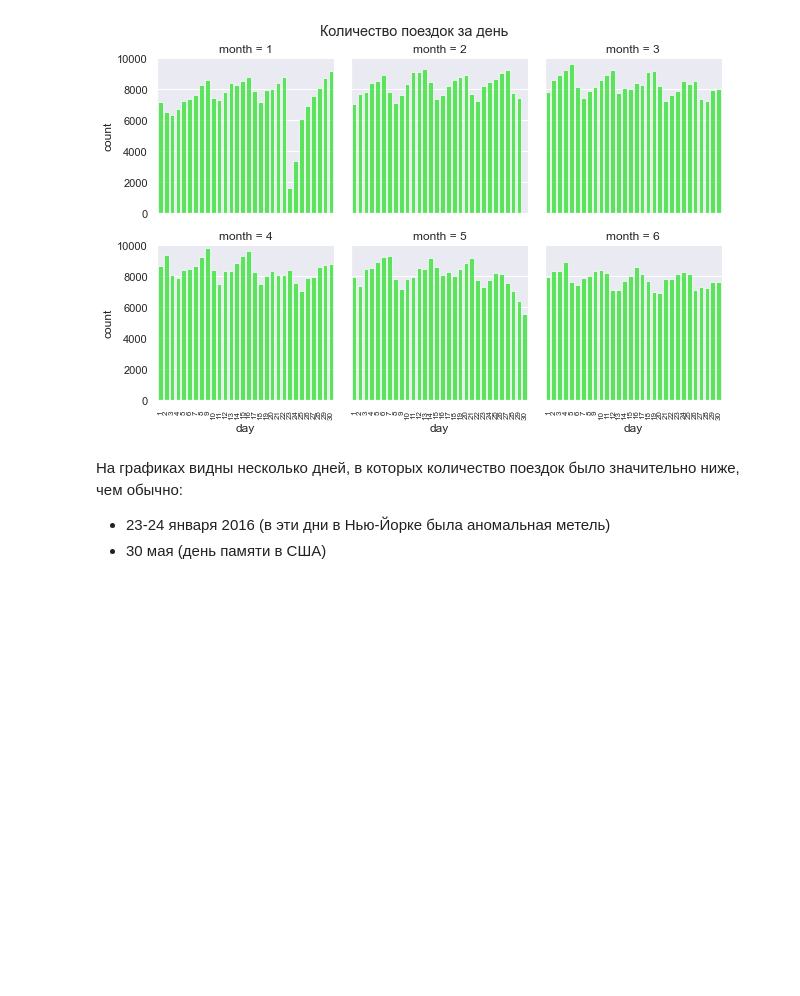
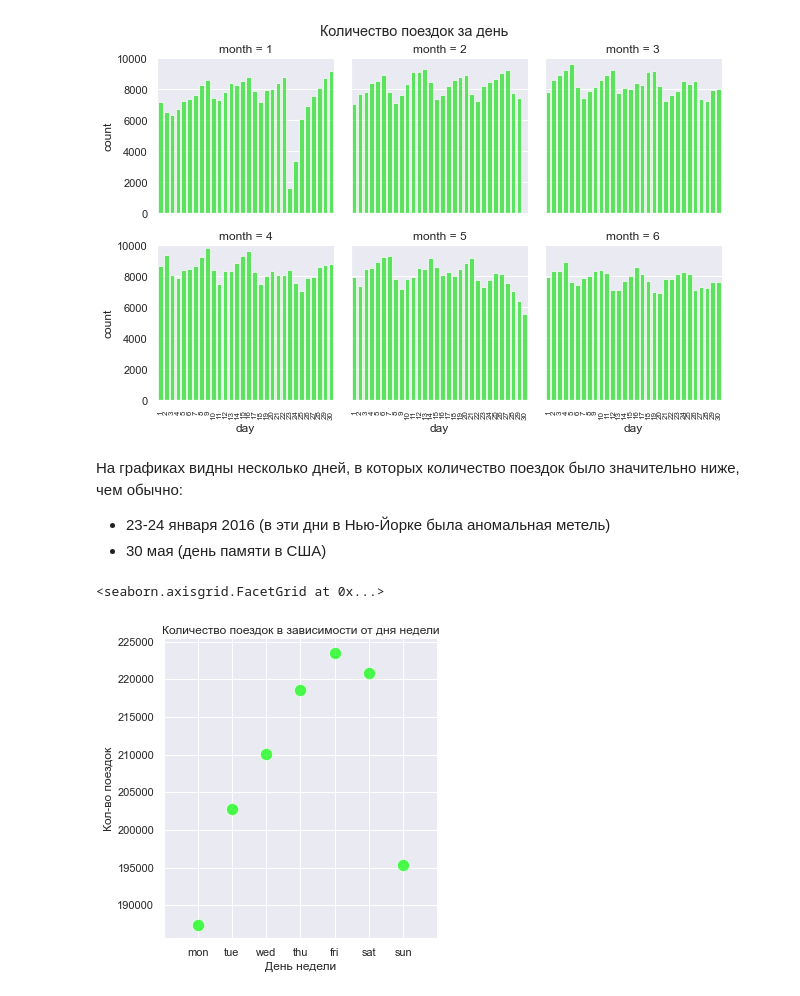
Before and after one commit to AndreyCh20/ml-course-hse-homeworks, a Jupyter notebook: 2/hw2.ipynb, the cells around one changed output. Drawn from its saved outputs; the diff is of its cells as text; code cells hidden in the pictures; blank space fills up the shorter version.

```diff
--- a/2/hw2.ipynb
+++ b/2/hw2.ipynb
@@ -93,3 +95,15 @@ df.drop(columns=['month','day'], inplace=True)
 На графиках видны несколько дней, в которых количество поездок было значительно ниже, чем обычно:
 * 23-24 января 2016 (в эти дни в Нью-Йорке была аномальная метель)
 * 30 мая (день памяти в США)
+# %%
+df['day_of_week'] = df['pickup_datetime'].dt.day_of_week
+ax = sns.relplot(x=df['day_of_week'].value_counts().index,
+                 y=df['day_of_week'].value_counts().values,
+                 s=150, color='lime', alpha=0.7)
+ax.set(title='Количество поездок в зависимости от дня недели',
+       xlabel='День недели',
+       ylabel='Кол-во поездок')
+ax.set_xticklabels(['','mon','tue','wed','thu','fri','sat','sun',''])
+# %% [output]
+<seaborn.axisgrid.FacetGrid at 0x...>
+[figure, added]
```
Also changed, not shown: parts of 4 cells of this notebook.
